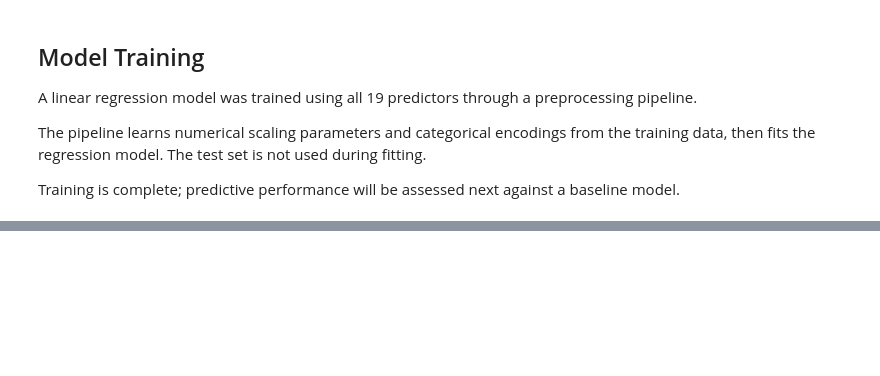
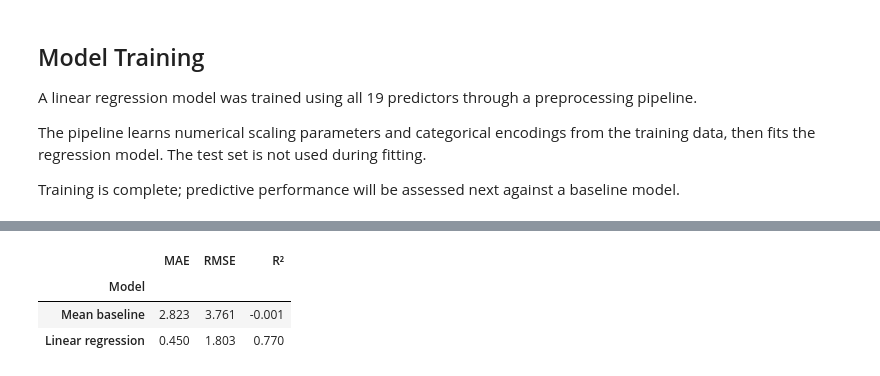
Before and after one commit to LieneRubule/student-performance-analysis, a Jupyter notebook: jupyter_notebooks/Student_Performance_Machine_Learning.ipynb, the cells around one changed output, grey strips where cells are left out. Drawn from its saved outputs; the diff is of its cells as text; code cells hidden in the pictures; blank space fills up the shorter version.

```diff
--- a/jupyter_notebooks/Student_Performance_Machine_Learning.ipynb
+++ b/jupyter_notebooks/Student_Performance_Machine_Learning.ipynb
@@ -201,0 +214,39 @@ Training is complete; predictive performance will be assessed next against a bas
+# %%
+# References: scikit-learn documentation:
+# https://scikit-learn.org/stable/modules/generated/sklearn.dummy.DummyRegressor.html
+# https://scikit-learn.org/stable/modules/model_evaluation.html
+# Code generated with ChatGPT assistance and adapted for this project.
+
+import numpy as np
+from sklearn.dummy import DummyRegressor
+from sklearn.metrics import mean_absolute_error, mean_squared_error, r2_score
+
+# Fit the baseline using the training target only.
+baseline = DummyRegressor(strategy="mean")
+baseline.fit(X_train, y_train)
+
+# Predict exam scores for the same test rows.
+baseline_predictions = baseline.predict(X_test)
+model_predictions = model.predict(X_test)
+
+# Calculate test metrics for both models.
+results = []
+
+for name, predictions in [
+    ("Mean baseline", baseline_predictions),
+    ("Linear regression", model_predictions)
+]:
+    results.append({
+        "Model": name,
+        "MAE": mean_absolute_error(y_test, predictions),
+        "RMSE": np.sqrt(mean_squared_error(y_test, predictions)),
+        "R²": r2_score(y_test, predictions)
+    })
+
+evaluation_results = pd.DataFrame(results).set_index("Model")
+evaluation_results.round(3)
+# %% [output]
+|  | MAE | RMSE | R² |
+| Model |  |  |  |
+| Mean baseline | 2.823 | 3.761 | -0.001 |
+| Linear regression | 0.450 | 1.803 | 0.770 |
```
Also changed, not shown: parts of 5 cells of this notebook.
